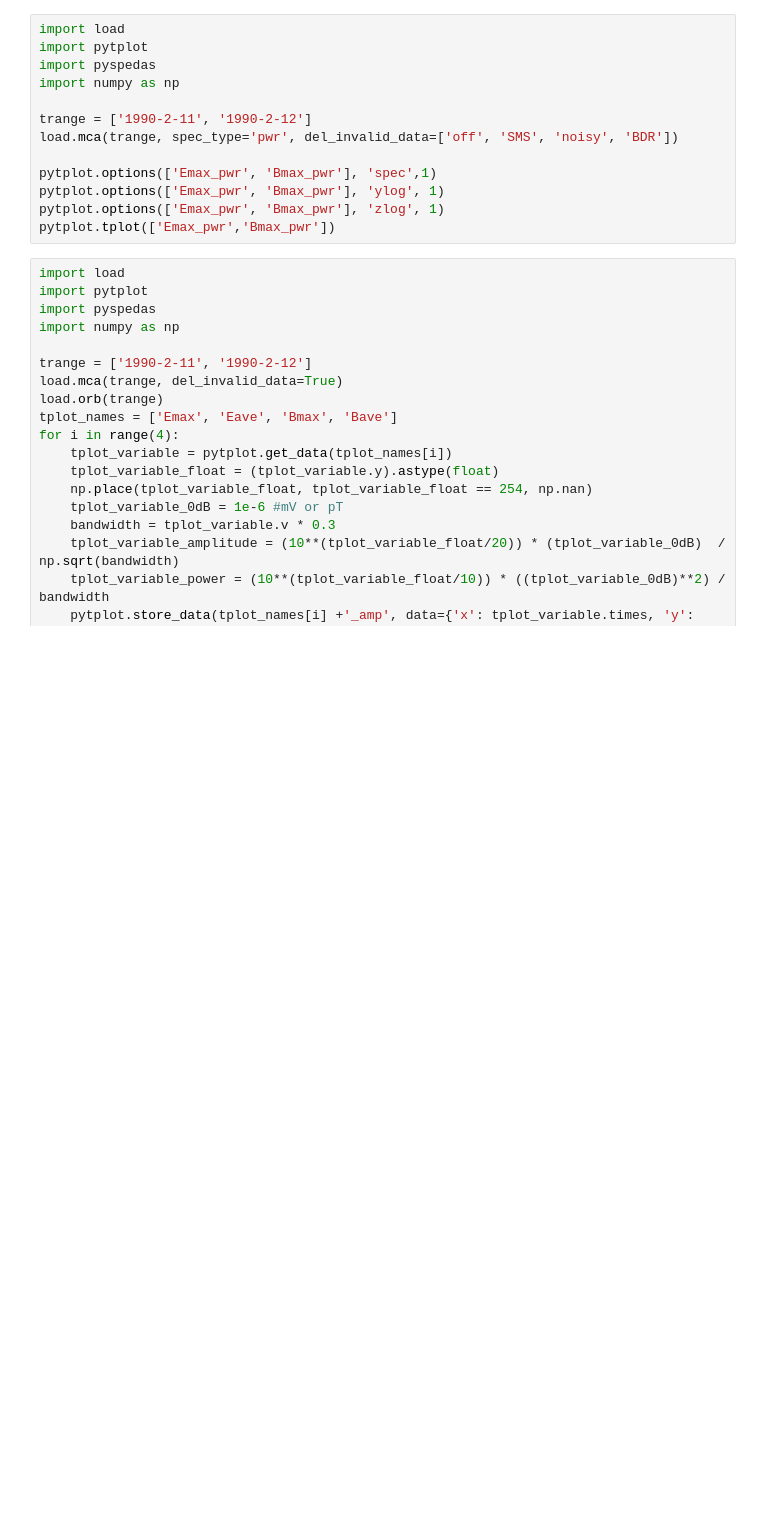
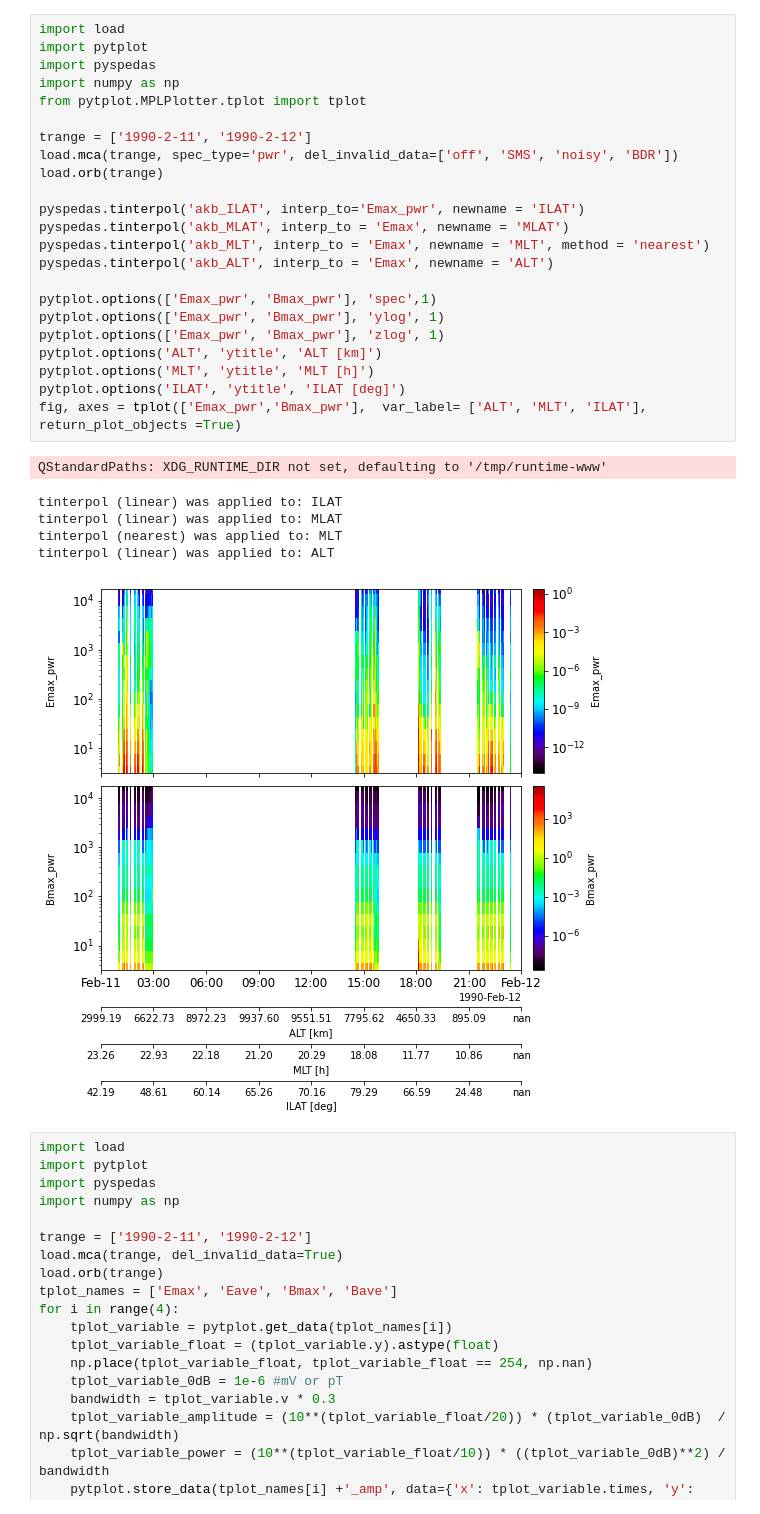
Before and after one commit to shuji-onosawa/Akebono_analysis_old, a Jupyter notebook: VLF_mca/Akebono_analysis.ipynb, the cells around one changed output. Saved outputs shown, nothing was run; the diff lists cells and outputs as text; blank space fills up the shorter version.

```diff
--- a/VLF_mca/Akebono_analysis.ipynb
+++ b/VLF_mca/Akebono_analysis.ipynb
@@ -1,16 +1,33 @@
 # %%
 import load
 import pytplot
 import pyspedas
 import numpy as np
+from pytplot.MPLPlotter.tplot import tplot
 
 trange = ['1990-2-11', '1990-2-12']
 load.mca(trange, spec_type='pwr', del_invalid_data=['off', 'SMS', 'noisy', 'BDR'])
+load.orb(trange)
+
+pyspedas.tinterpol('akb_ILAT', interp_to='Emax_pwr', newname = 'ILAT')
+pyspedas.tinterpol('akb_MLAT', interp_to = 'Emax', newname = 'MLAT')
+pyspedas.tinterpol('akb_MLT', interp_to = 'Emax', newname = 'MLT', method = 'nearest')
+pyspedas.tinterpol('akb_ALT', interp_to = 'Emax', newname = 'ALT')
 
 pytplot.options(['Emax_pwr', 'Bmax_pwr'], 'spec',1)
 pytplot.options(['Emax_pwr', 'Bmax_pwr'], 'ylog', 1)
 pytplot.options(['Emax_pwr', 'Bmax_pwr'], 'zlog', 1)
-pytplot.tplot(['Emax_pwr','Bmax_pwr'])
+pytplot.options('ALT', 'ytitle', 'ALT [km]')
+pytplot.options('MLT', 'ytitle', 'MLT [h]')
+pytplot.options('ILAT', 'ytitle', 'ILAT [deg]')
+fig, axes = tplot(['Emax_pwr','Bmax_pwr'],  var_label= ['ALT', 'MLT', 'ILAT'], return_plot_objects =True)
+# %% [output]
+QStandardPaths: XDG_RUNTIME_DIR not set, defaulting to '/tmp/runtime-www'
+tinterpol (linear) was applied to: ILAT
+tinterpol (linear) was applied to: MLAT
+tinterpol (nearest) was applied to: MLT
+tinterpol (linear) was applied to: ALT
+[figure, added]
 # %%
 import load
 import pytplot
```
Also changed, not shown: 1 other file.
